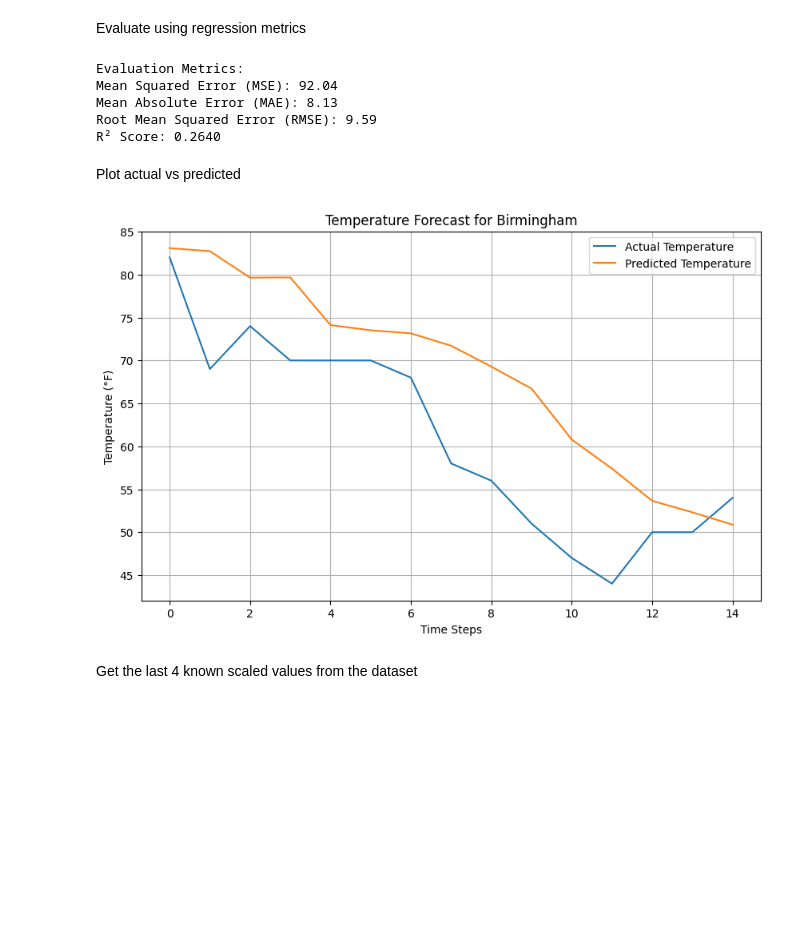
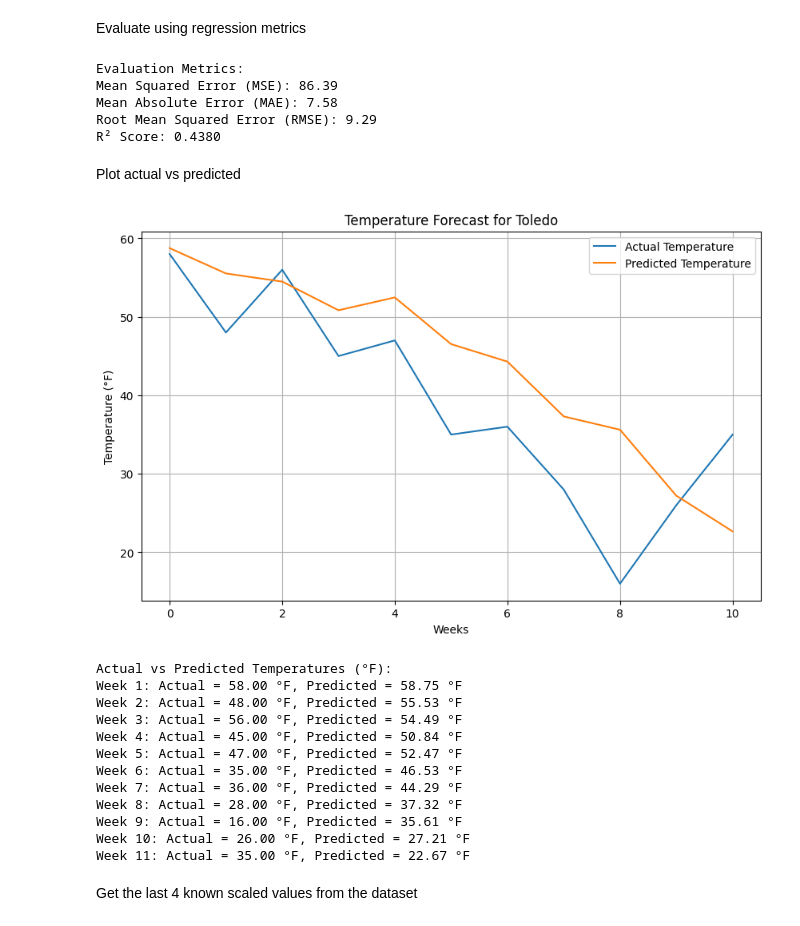
Before and after one commit to riyoalfath/NeuralNetwork, a Jupyter notebook: RNN.ipynb, the cells around one changed output. Cells and saved outputs as stored; diff of their text form; code cells hidden in the pictures; blank space fills up the shorter version.

```diff
--- a/RNN.ipynb
+++ b/RNN.ipynb
@@ -33,5 +33,5 @@ Filter for Birmingham
 # %%
-city = "Birmingham"
+city = "Toledo"
 city_df = weather_df[weather_df["Station.City"] == city].copy()
 # %% [markdown]
 Convert to datetime and sort
@@ -67,7 +66,7 @@ dtype: float64
 # %% [markdown]
 Create sequence
 # %%
-sequence_length = 4
+sequence_length = 2
 X, y = [], []
 temps = city_df["ScaledTemp"].values
 
@@ -81,15 +80,19 @@ X = X.reshape((X.shape[0], X.shape[1], 1))
 # %% [markdown]
 Split train/test
 # %%
-X_train, X_test, y_train, y_test = train_test_split(X, y, test_size=0.3, shuffle=False)
+X_train, X_test, y_train, y_test = train_test_split(X, y, test_size=0.2, shuffle=False)
 # %% [markdown]
 Build RNN model
 # %%
 model = Sequential([
-    SimpleRNN(50, activation='relu', input_shape=(sequence_length, 1)),
+    SimpleRNN(64, activation='tanh', return_sequences=True, input_shape=(sequence_length, 1)),
+    Dropout(0.2),
+    SimpleRNN(32, activation='tanh'),
+    Dropout(0.2),
     Dense(1)
 ])
-model.compile(optimizer=AdamW(learning_rate=0.001), loss='mse')
+
+model.compile(optimizer=Adam(learning_rate=0.001), loss='mse')
 # %% [markdown]
 Train model
 # %%
@@ -140,24 +142,44 @@ print(f"Root Mean Squared Error (RMSE): {rmse:.2f}")
 print(f"R² Score: {r2:.4f}")
 # %% [output]
 Evaluation Metrics:
-Mean Squared Error (MSE): 92.04
-Mean Absolute Error (MAE): 8.13
-Root Mean Squared Error (RMSE): 9.59
-R² Score: 0.2640
+Mean Squared Error (MSE): 86.39
+Mean Absolute Error (MAE): 7.58
+Root Mean Squared Error (RMSE): 9.29
+R² Score: 0.4380
 # %% [markdown]
 Plot actual vs predicted
 # %%
+# Plot actual vs predicted temperatures
 plt.figure(figsize=(10, 6))
 plt.plot(y_true, label='Actual Temperature')
 plt.plot(y_pred, label='Predicted Temperature')
 plt.title(f"Temperature Forecast for {city}")
-plt.xlabel("Time Steps")
+plt.xlabel("Weeks")
 plt.ylabel("Temperature (°F)")
 plt.legend()
 plt.grid(True)
 plt.show()
+
+# Print predicted vs actual temperature values side by side
+print("\nActual vs Predicted Temperatures (°F):")
+for i in range(len(y_true)):
+    actual = y_true[i][0]
+    predicted = y_pred[i][0]
+    print(f"Week {i+1}: Actual = {actual:.2f} °F, Predicted = {predicted:.2f} °F")
 # %% [output]
-[figure, old version]
+[figure, new version]
+Actual vs Predicted Temperatures (°F):
+Week 1: Actual = 58.00 °F, Predicted = 58.75 °F
+Week 2: Actual = 48.00 °F, Predicted = 55.53 °F
+Week 3: Actual = 56.00 °F, Predicted = 54.49 °F
+Week 4: Actual = 45.00 °F, Predicted = 50.84 °F
+Week 5: Actual = 47.00 °F, Predicted = 52.47 °F
+Week 6: Actual = 35.00 °F, Predicted = 46.53 °F
+Week 7: Actual = 36.00 °F, Predicted = 44.29 °F
+Week 8: Actual = 28.00 °F, Predicted = 37.32 °F
+Week 9: Actual = 16.00 °F, Predicted = 35.61 °F
+Week 10: Actual = 26.00 °F, Predicted = 27.21 °F
+Week 11: Actual = 35.00 °F, Predicted = 22.67 °F
 # %% [markdown]
 Get the last 4 known scaled values from the dataset
 # %%
```
Also changed, not shown: parts of 8 cells of this notebook.
